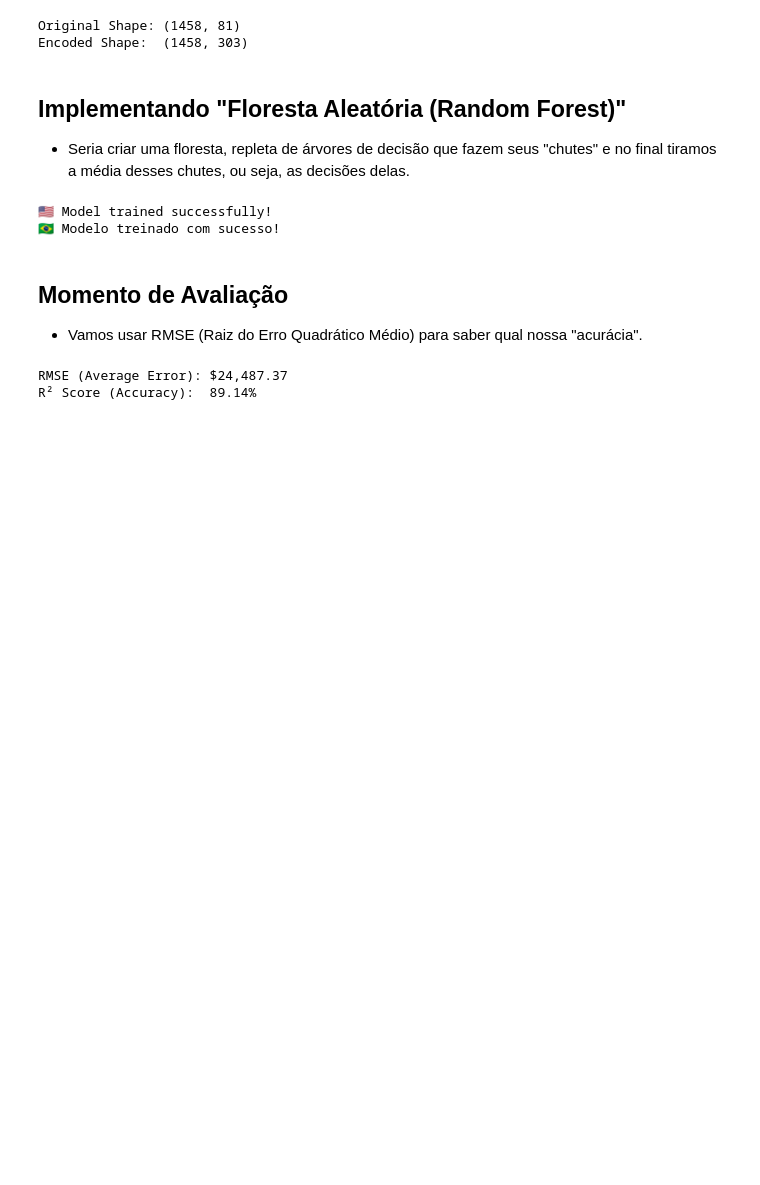
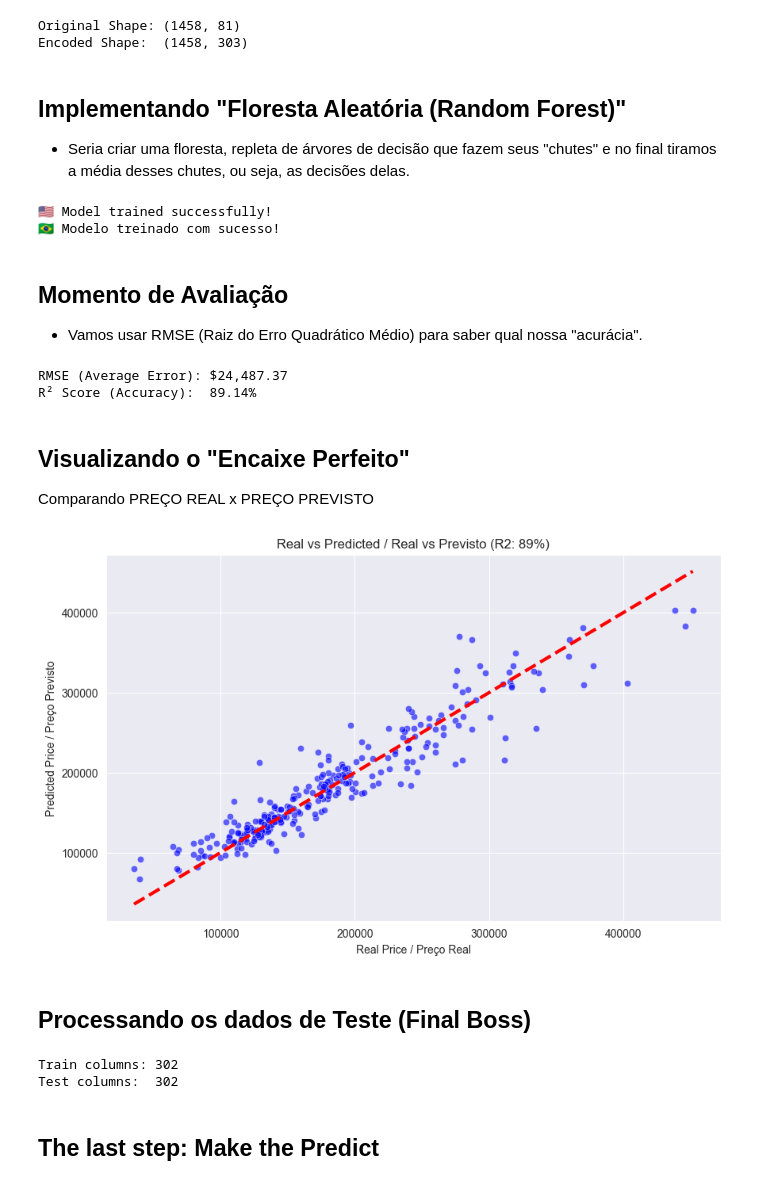
Before and after one commit to smartielo/house-prices-analysis, a Jupyter notebook: analise_houses.ipynb, the cells around one changed output. Cells and saved outputs as stored; diff of their text form; code cells hidden in the pictures; blank space fills up the shorter version.

```diff
--- a/analise_houses.ipynb
+++ b/analise_houses.ipynb
@@ -265,3 +265,75 @@ print(f"R² Score (Accuracy):  {r2:.2%}")
 # %% [output]
 RMSE (Average Error): $24,487.37
 R² Score (Accuracy):  89.14%
+# %% [markdown]
+## Visualizando o "Encaixe Perfeito"
+Comparando PREÇO REAL x PREÇO PREVISTO
+# %%
+plt.figure(figsize=(10, 6))
+
+# 🇧🇷 Scatterplot: Eixo X = Real, Eixo Y = Previsão
+# 🇺🇸 Scatterplot: X Axis = Real, Y Axis = Prediction
+sns.scatterplot(x=y_test, y=predictions, alpha=0.6, color='blue')
+
+# 🇧🇷 Linha vermelha perfeita (se acertasse tudo 100%)
+# 🇺🇸 Perfect red line (if it got 100% right)
+plt.plot([y_test.min(), y_test.max()], [y_test.min(), y_test.max()], 'r--', lw=3)
+
+plt.xlabel('Real Price / Preço Real')
+plt.ylabel('Predicted Price / Preço Previsto')
+plt.title('Real vs Predicted / Real vs Previsto (R2: 89%)')
+plt.show()
+# %% [output]
+[figure, added]
+# %% [markdown]
+## Processando os dados de Teste (Final Boss)
+# %%
+# 🇧🇷 1. Carregar o Teste
+# 🇺🇸 1. Load Test Data
+test_df = pd.read_csv('test.csv')
+test_ids = test_df['PassengerId'] if 'PassengerId' in test_df else test_df['Id'] # Id for submission
+
+# 🇧🇷 2. LIMPEZA (Repetir EXATAMENTE o que fizemos no treino)
+# 🇺🇸 2. CLEANING (Repeat EXACTLY what we did in training)
+
+# Categorical -> None
+for col in cols_fill_none:
+    if col in test_df.columns:
+        test_df[col] = test_df[col].fillna("None")
+
+# Numerical -> 0
+for col in cols_fill_zero:
+    if col in test_df.columns:
+        test_df[col] = test_df[col].fillna(0)
+
+# LotFrontage -> Median
+test_df['LotFrontage'] = test_df['LotFrontage'].fillna(test_df['LotFrontage'].median())
+test_df['Electrical'] = test_df['Electrical'].fillna(test_df['Electrical'].mode()[0])
+
+# 🇧🇷 O Teste tem alguns nulos extras que o treino não tinha (ex: MSZoning)
+# 🇺🇸 Test has some extra nulls that train didn't have (e.g., MSZoning)
+# Vamos preencher qualquer sobra numérica com 0 e categórica com o mais comum
+# We will fill any remaining numerical with 0 and categorical with mode
+for col in test_df.columns:
+    if test_df[col].dtype in ['int64', 'float64']:
+        test_df[col] = test_df[col].fillna(0)
+    else:
+        test_df[col] = test_df[col].fillna(test_df[col].mode()[0])
+
+# 🇧🇷 3. ENCODING (Transformar texto em números)
+# 🇺🇸 3. ENCODING (Transform text to numbers)
+test_encoded = pd.get_dummies(test_df)
+
+# 🇧🇷 4. ALINHAMENTO DE COLUNAS (O Pulo do Gato!) 🐱
+# 🇺🇸 4. COLUMN ALIGNMENT (The Cat's Leap / The Trick!) 🐱
+# Forçamos o teste a ter as mesmas colunas do X (treino). Se faltar, preenche com 0.
+# We force test to have the same columns as X (train). If missing, fill with 0.
+test_encoded = test_encoded.reindex(columns = X.columns, fill_value=0)
+
+print(f"Train columns: {X.shape[1]}")
+print(f"Test columns:  {test_encoded.shape[1]}")
+# %% [output]
+Train columns: 302
+Test columns:  302
+# %% [markdown]
+## The last step: Make the Predict
```
Also changed, not shown: parts of 1 cell of this notebook, 2 other files.
